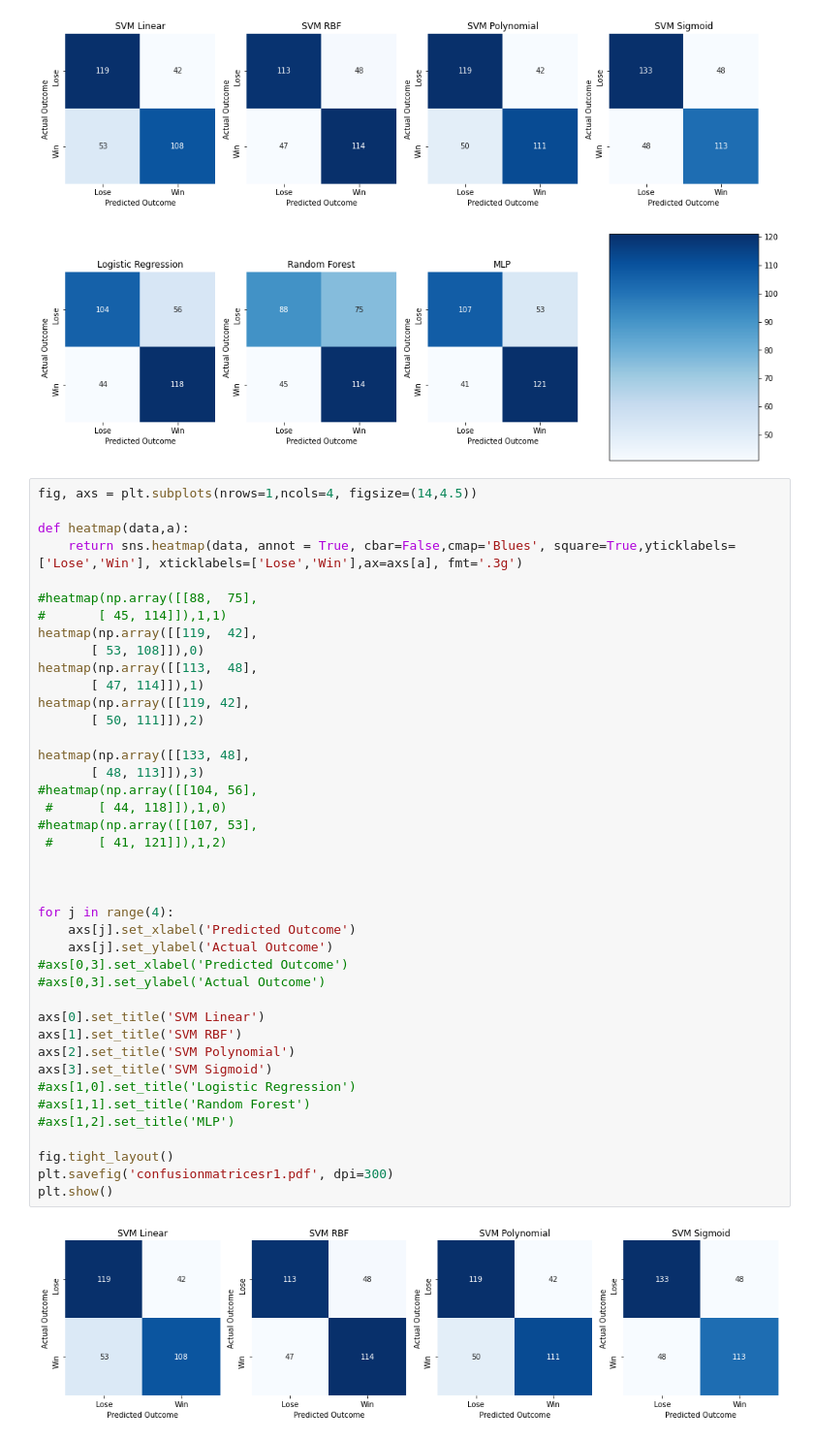
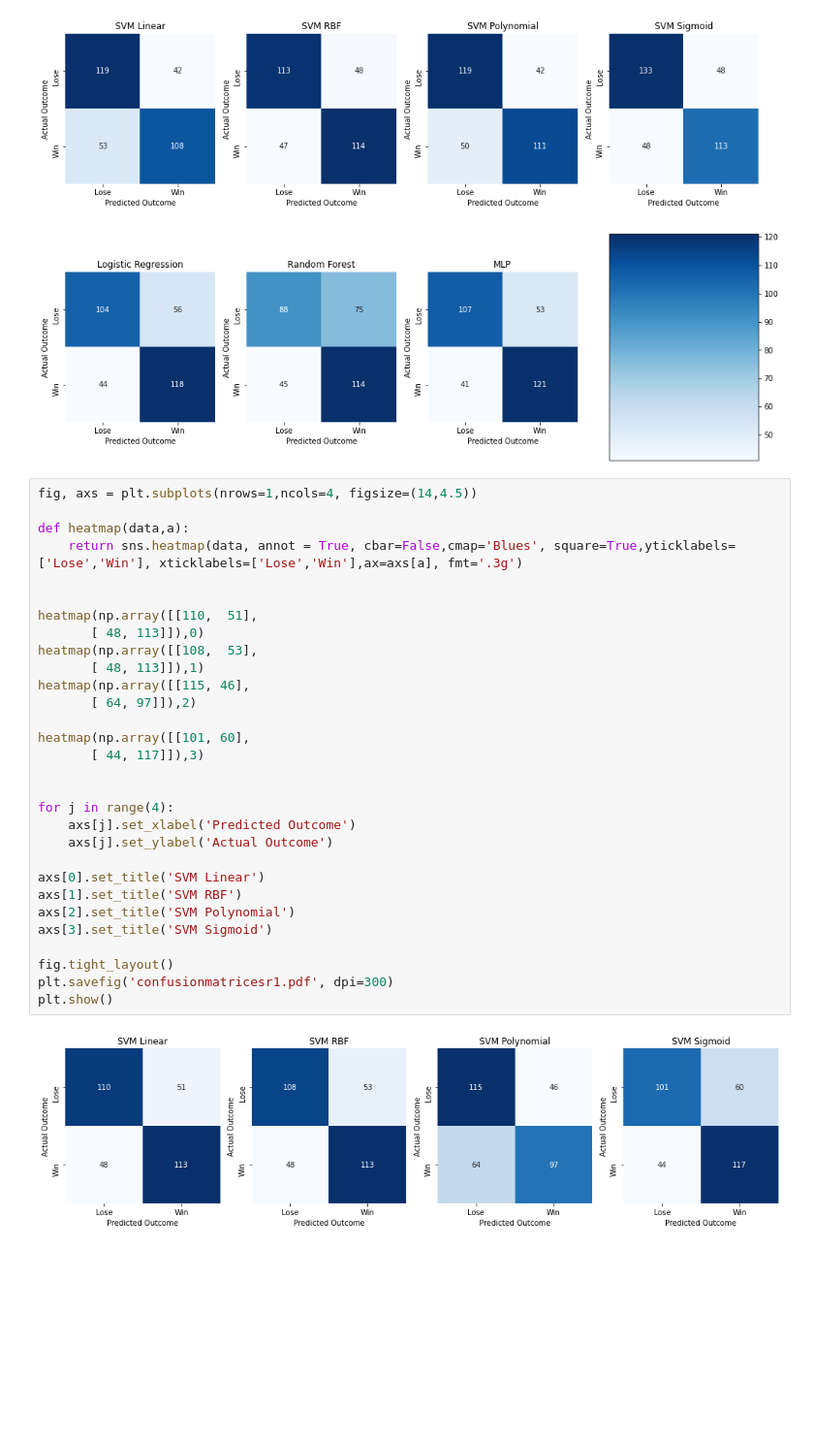
Before and after one commit to schiang28/Rouse, a Jupyter notebook: confusionmatrix.ipynb, the cells around one changed output. Shown at 97% size. Drawn from its saved outputs; the diff is of its cells as text; blank space fills up the shorter version.

```diff
--- a/confusionmatrix.ipynb
+++ b/confusionmatrix.ipynb
@@ -126,46 +126,35 @@ plt.show()
 # %%
 fig, axs = plt.subplots(nrows=1,ncols=4, figsize=(14,4.5))
 
 def heatmap(data,a):
     return sns.heatmap(data, annot = True, cbar=False,cmap='Blues', square=True,yticklabels=['Lose','Win'], xticklabels=['Lose','Win'],ax=axs[a], fmt='.3g')
 
-#heatmap(np.array([[88,  75],
-#       [ 45, 114]]),1,1)
-heatmap(np.array([[119,  42],
-       [ 53, 108]]),0)
-heatmap(np.array([[113,  48],
-       [ 47, 114]]),1)
-heatmap(np.array([[119, 42],
-       [ 50, 111]]),2)
 
-heatmap(np.array([[133, 48],
-       [ 48, 113]]),3)
-#heatmap(np.array([[104, 56],
- #      [ 44, 118]]),1,0)
-#heatmap(np.array([[107, 53],
- #      [ 41, 121]]),1,2)
+heatmap(np.array([[110,  51],
+       [ 48, 113]]),0)
+heatmap(np.array([[108,  53],
+       [ 48, 113]]),1)
+heatmap(np.array([[115, 46],
+       [ 64, 97]]),2)
 
+heatmap(np.array([[101, 60],
+       [ 44, 117]]),3)
 
 
 for j in range(4):
     axs[j].set_xlabel('Predicted Outcome')
     axs[j].set_ylabel('Actual Outcome')
-#axs[0,3].set_xlabel('Predicted Outcome')
-#axs[0,3].set_ylabel('Actual Outcome')
 
 axs[0].set_title('SVM Linear')
 axs[1].set_title('SVM RBF')
 axs[2].set_title('SVM Polynomial')
 axs[3].set_title('SVM Sigmoid')
-#axs[1,0].set_title('Logistic Regression')
-#axs[1,1].set_title('Random Forest')
-#axs[1,2].set_title('MLP')
 
 fig.tight_layout()
 plt.savefig('confusionmatricesr1.pdf', dpi=300)
 plt.show()
 # %% [output]
-[figure, old version]
+[figure, new version]
 # %%
 fig, axs = plt.subplots(nrows=1,ncols=4, figsize=(14,4.5), gridspec_kw={'width_ratios': [1, 1,1,0.1]})
 
```
Also changed, not shown: parts of 4 cells of this notebook, 3 other files.
